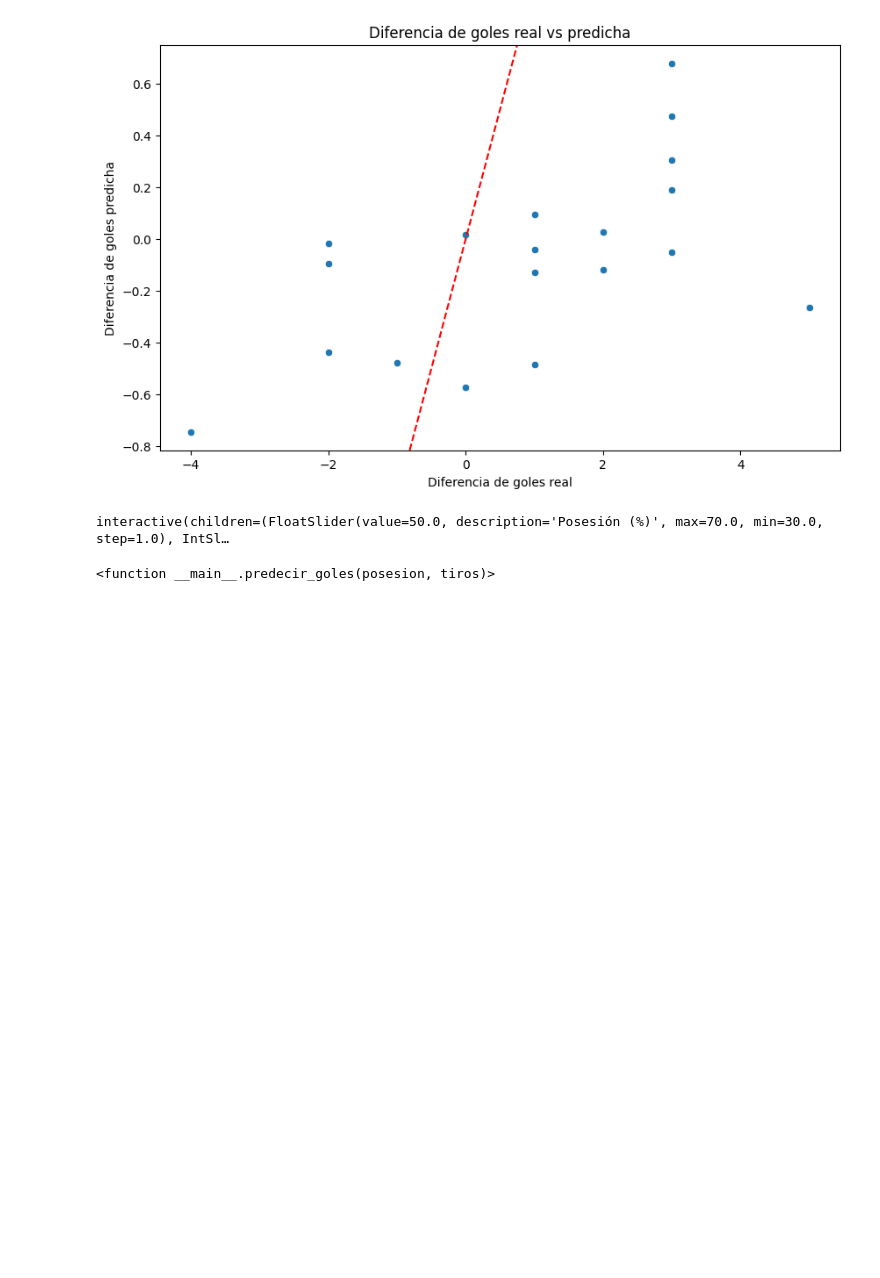
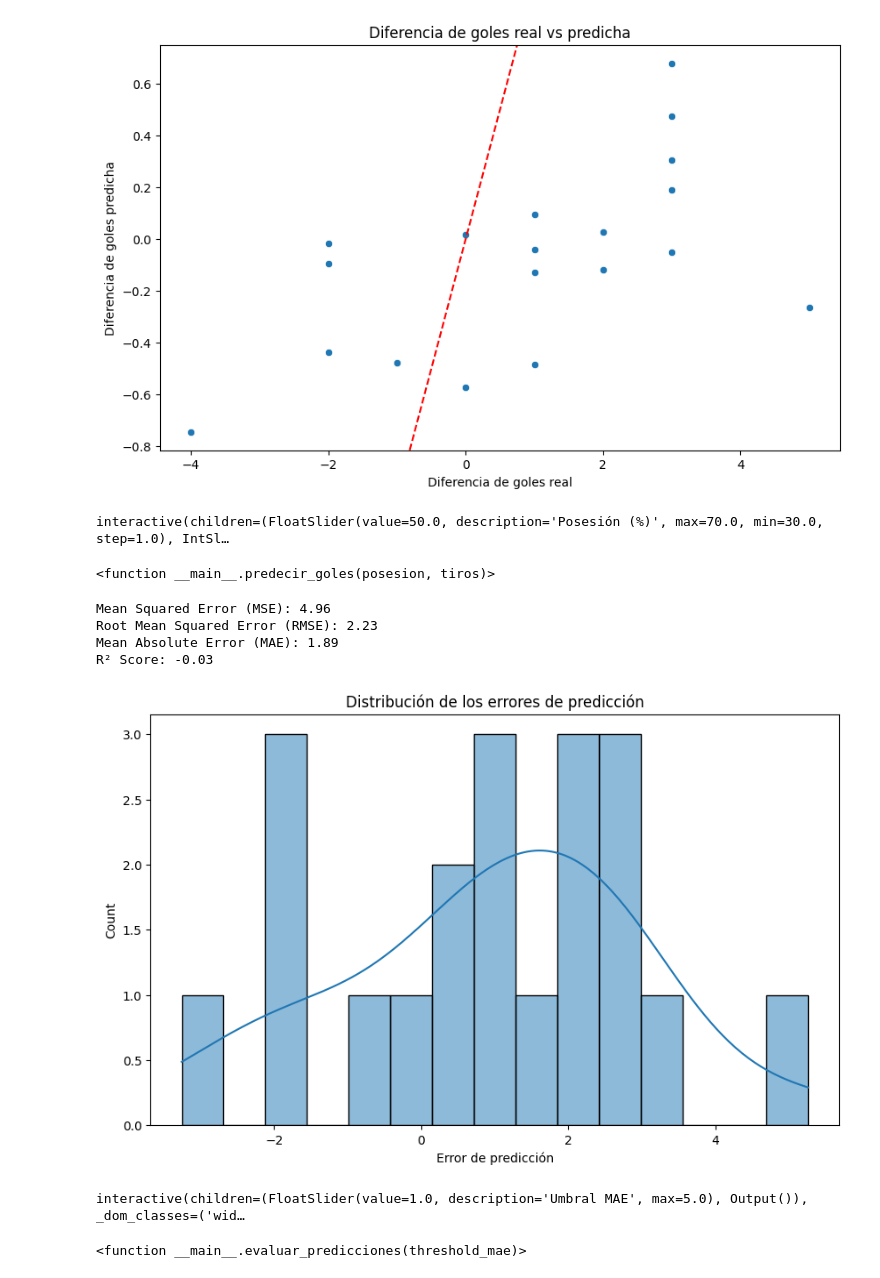
Before and after one commit to juanDango/FundamentosDeIaPlatzi, a Jupyter notebook: 08-regresionLineal/regresionLineal.ipynb, the cells around one changed output. Drawn from its saved outputs; the diff is of its cells as text; code cells hidden in the pictures; blank space fills up the shorter version.

```diff
--- a/08-regresionLineal/regresionLineal.ipynb
+++ b/08-regresionLineal/regresionLineal.ipynb
@@ -107,3 +107,39 @@ widgets.interact(predecir_goles, posesion=posesion_imput, tiros=tiros_imput)
 # %% [output]
 interactive(children=(FloatSlider(value=50.0, description='Posesión (%)', max=70.0, min=30.0, step=1.0), IntSl…
 <function __main__.predecir_goles(posesion, tiros)>
+# %%
+from sklearn.metrics import mean_absolute_error, mean_squared_error, r2_score
+import numpy as np
+
+mse = mean_squared_error(y_test, y_pred)
+rmse = np.sqrt(mse)
+mae = mean_absolute_error(y_test, y_pred)
+r2 = r2_score(y_test, y_pred)
+
+print(f'Mean Squared Error (MSE): {mse:.2f}')
+print(f'Root Mean Squared Error (RMSE): {rmse:.2f}')
+print(f'Mean Absolute Error (MAE): {mae:.2f}')
+print(f'R² Score: {r2:.2f}')
+# %% [output]
+Mean Squared Error (MSE): 4.96
+Root Mean Squared Error (RMSE): 2.23
+Mean Absolute Error (MAE): 1.89
+R² Score: -0.03
+# %%
+plt.figure(figsize=(10, 6))
+sns.histplot(y_test - y_pred, bins=15, kde=True)
+plt.xlabel('Error de predicción')
+plt.title('Distribución de los errores de predicción')
+plt.show()
+# %% [output]
+[figure, added]
+# %%
+def evaluar_predicciones(threshold_mae):
+    calidad= 'buena' if mae <= threshold_mae else 'mala'
+    print(f'La calidad de las predicciones es: {calidad} (MAE = {mae:.2f})')
+
+umbral_widget = widgets.FloatSlider(min=0, max=5, step=0.1, value=1.0, description='Umbral MAE')
+widgets.interact(evaluar_predicciones, threshold_mae=umbral_widget)
+# %% [output]
+interactive(children=(FloatSlider(value=1.0, description='Umbral MAE', max=5.0), Output()), _dom_classes=('wid…
+<function __main__.evaluar_predicciones(threshold_mae)>
```
